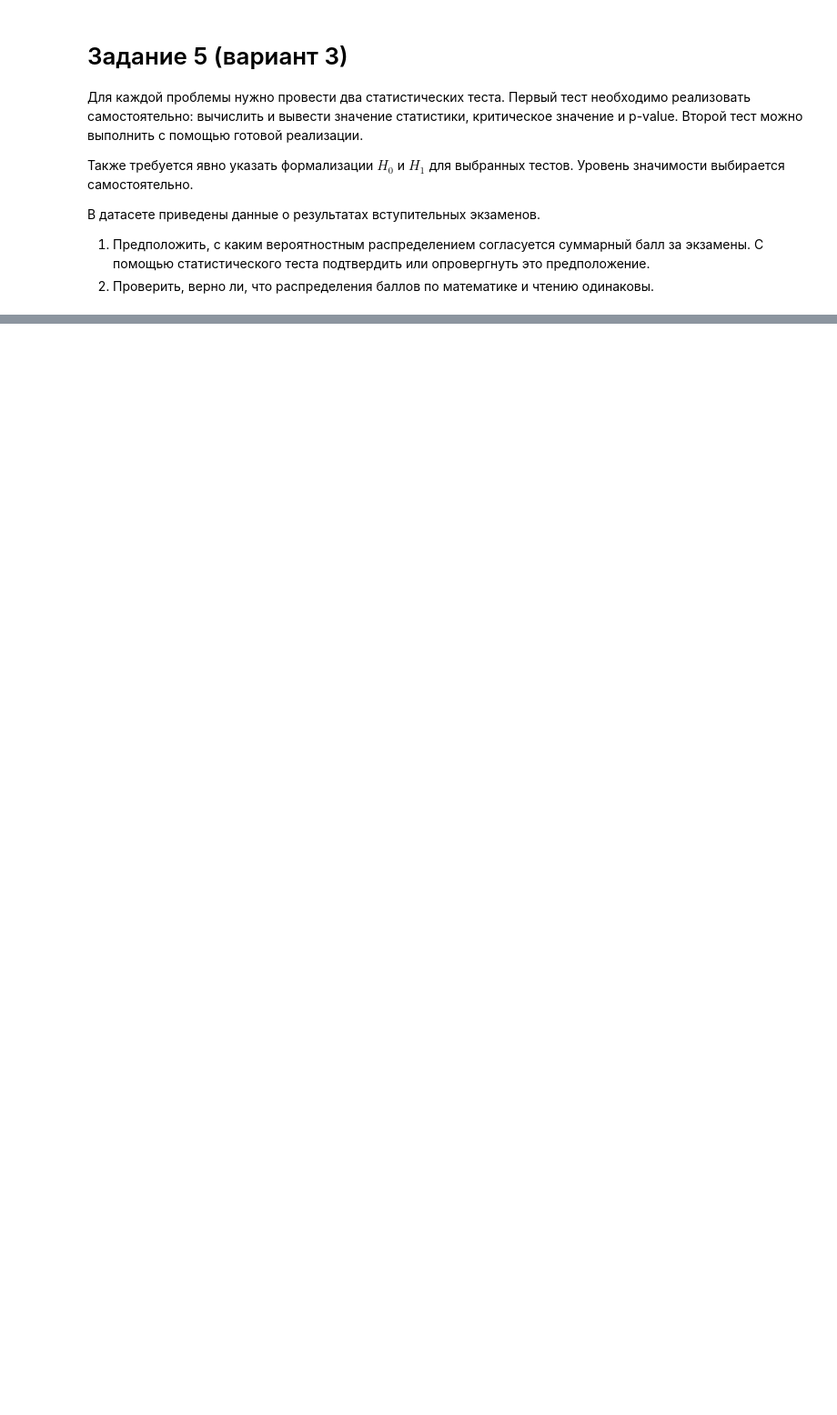
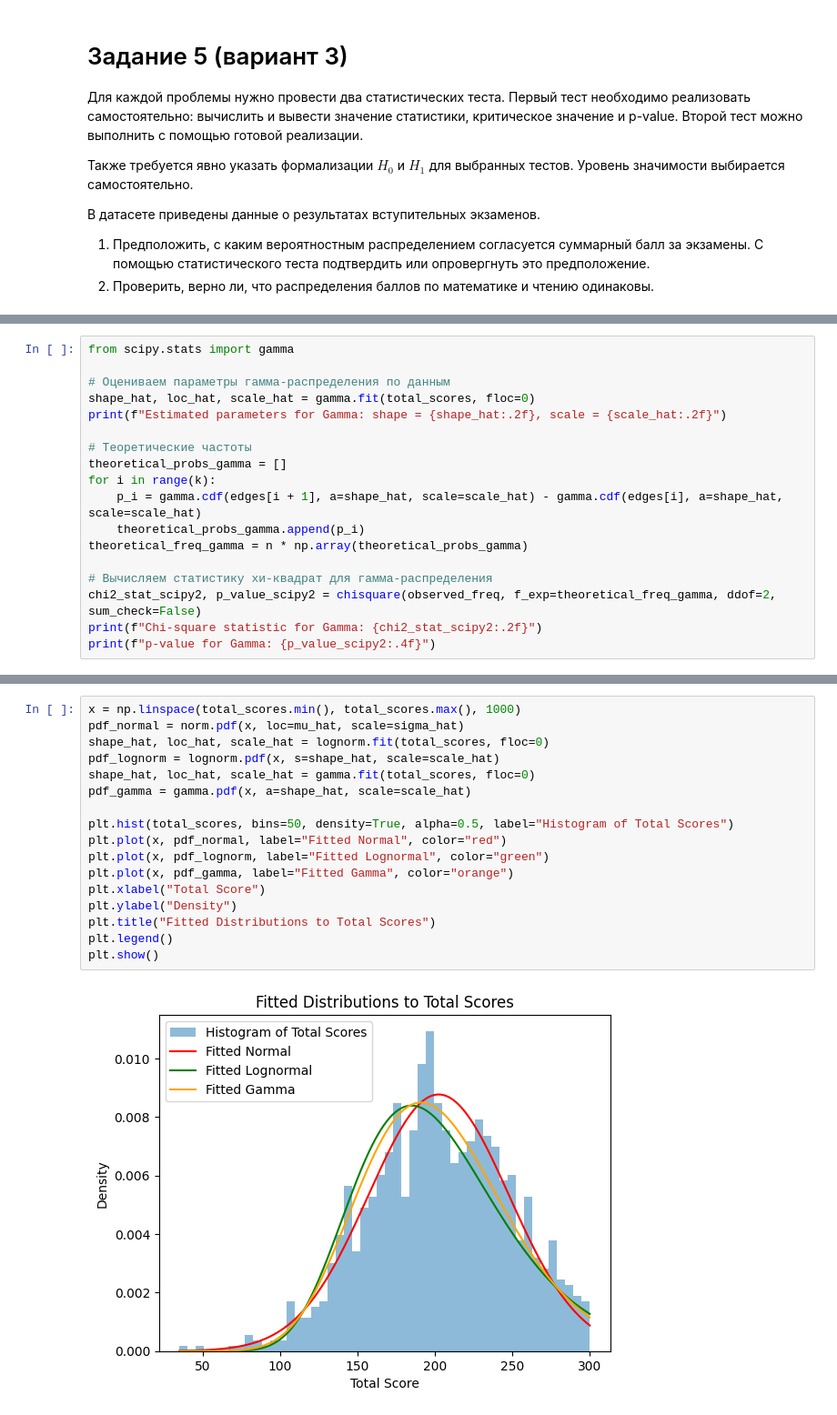
Before and after one commit to vorandpav/TVIPS, a Jupyter notebook: Lab2/2_Shakina_Vorobev_J3211.ipynb, the cells around one changed output, grey strips where cells are left out. Shown: that part at 91% size. Saved outputs shown, nothing was run; the diff lists cells and outputs as text; blank space fills up the shorter version.

```diff
--- a/Lab2/2_Shakina_Vorobev_J3211.ipynb
+++ b/Lab2/2_Shakina_Vorobev_J3211.ipynb
@@ -1255,0 +1481,18 @@ $$
+# %%
+from scipy.stats import gamma
+
+# Оцениваем параметры гамма-распределения по данным
+shape_hat, loc_hat, scale_hat = gamma.fit(total_scores, floc=0)
+print(f"Estimated parameters for Gamma: shape = {shape_hat:.2f}, scale = {scale_hat:.2f}")
+
+# Теоретические частоты
+theoretical_probs_gamma = []
+for i in range(k):
+    p_i = gamma.cdf(edges[i + 1], a=shape_hat, scale=scale_hat) - gamma.cdf(edges[i], a=shape_hat, scale=scale_hat)
+    theoretical_probs_gamma.append(p_i)
+theoretical_freq_gamma = n * np.array(theoretical_probs_gamma)
+
+# Вычисляем статистику хи-квадрат для гамма-распределения
+chi2_stat_scipy2, p_value_scipy2 = chisquare(observed_freq, f_exp=theoretical_freq_gamma, ddof=2, sum_check=False)
+print(f"Chi-square statistic for Gamma: {chi2_stat_scipy2:.2f}")
+print(f"p-value for Gamma: {p_value_scipy2:.4f}")
@@ -1255,0 +1505,19 @@ $$
+# %%
+x = np.linspace(total_scores.min(), total_scores.max(), 1000)
+pdf_normal = norm.pdf(x, loc=mu_hat, scale=sigma_hat)
+shape_hat, loc_hat, scale_hat = lognorm.fit(total_scores, floc=0)
+pdf_lognorm = lognorm.pdf(x, s=shape_hat, scale=scale_hat)
+shape_hat, loc_hat, scale_hat = gamma.fit(total_scores, floc=0)
+pdf_gamma = gamma.pdf(x, a=shape_hat, scale=scale_hat)
+
+plt.hist(total_scores, bins=50, density=True, alpha=0.5, label="Histogram of Total Scores")
+plt.plot(x, pdf_normal, label="Fitted Normal", color="red")
+plt.plot(x, pdf_lognorm, label="Fitted Lognormal", color="green")
+plt.plot(x, pdf_gamma, label="Fitted Gamma", color="orange")
+plt.xlabel("Total Score")
+plt.ylabel("Density")
+plt.title("Fitted Distributions to Total Scores")
+plt.legend()
+plt.show()
+# %% [output]
+[figure, added]
```
Also changed, not shown: parts of 49 cells of this notebook, 1 other file.
